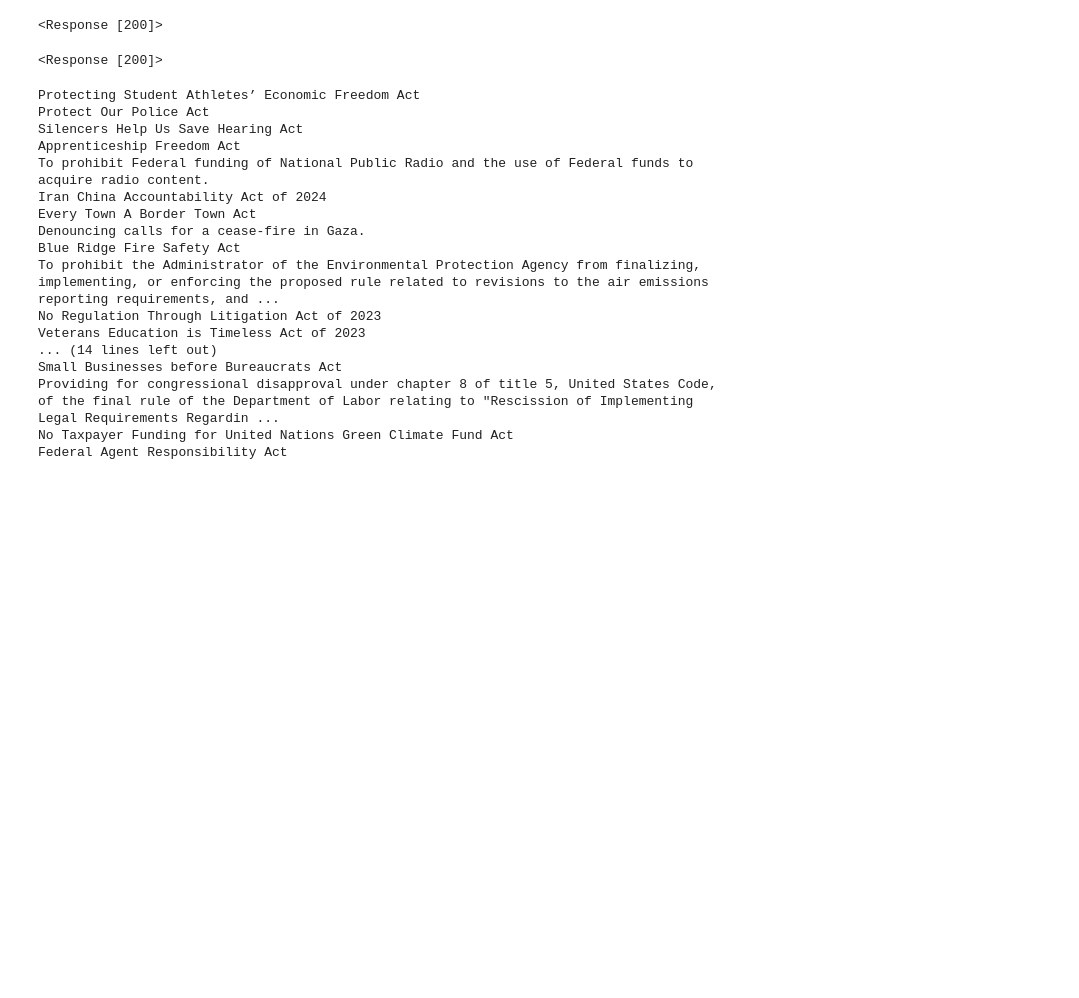
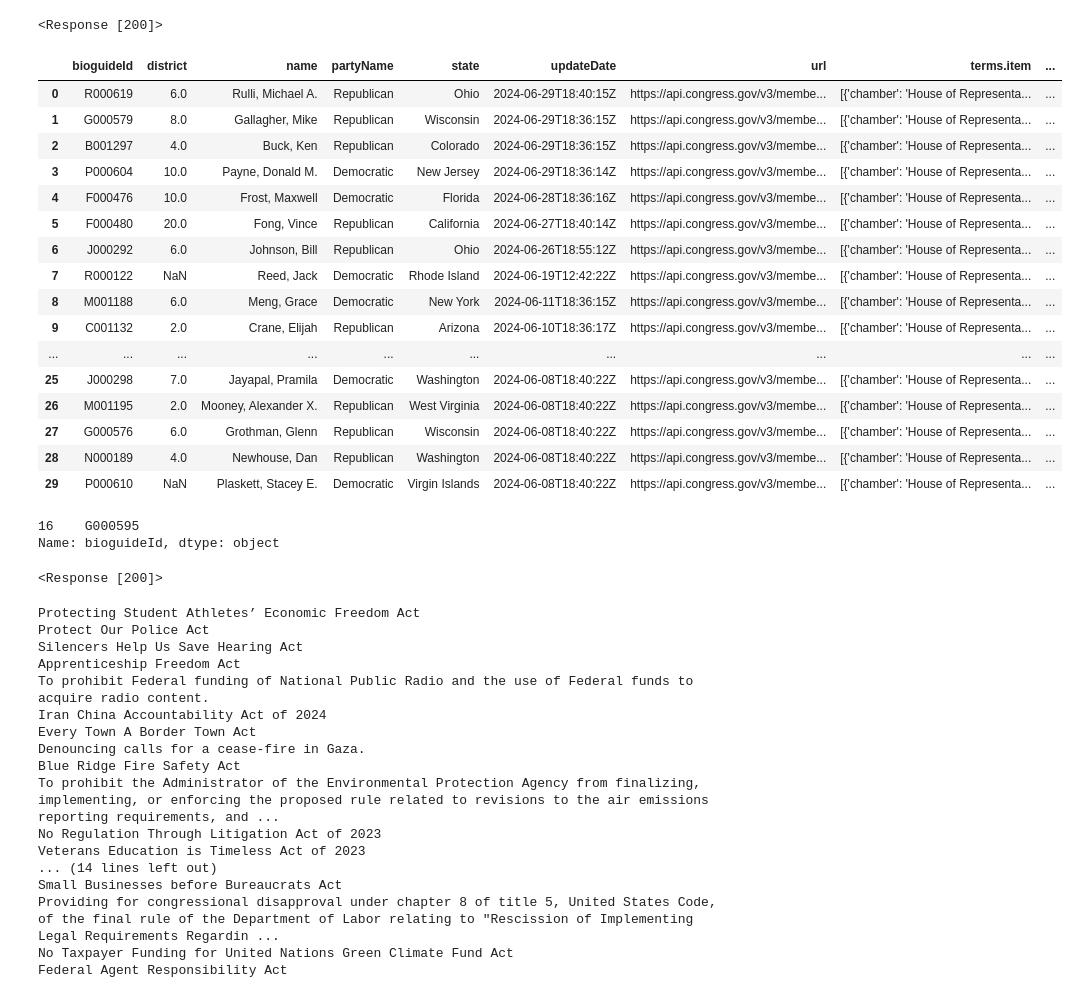
Before and after one commit to shroffr01/UVACODE, a Jupyter notebook: App of Data Science/M04_Live_Coding.ipynb, the cells around one changed output. Saved outputs shown, nothing was run; the diff lists cells and outputs as text; code cells hidden in the pictures; blank space fills up the shorter version.

```diff
--- a/App of Data Science/M04_Live_Coding.ipynb
+++ b/App of Data Science/M04_Live_Coding.ipynb
@@ -45,5 +45,25 @@ r
 <Response [200]>
 # %%
 members_df = pd.json_normalize(json.loads(r.text), record_path = ['members'])
+# %%
+members_df
+# %% [output]
+|  | bioguideId | district | name | partyName | state | updateDate | url | terms.item | ... |
+| 0 | R000619 | 6.0 | Rulli, Michael A. | Republican | Ohio | 2024-06-29T18:40:15Z | https://api.congress.gov/v3/membe... | [{'chamber': 'House of Representa... | ... |
+| 1 | G000579 | 8.0 | Gallagher, Mike | Republican | Wisconsin | 2024-06-29T18:36:15Z | https://api.congress.gov/v3/membe... | [{'chamber': 'House of Representa... | ... |
+| 2 | B001297 | 4.0 | Buck, Ken | Republican | Colorado | 2024-06-29T18:36:15Z | https://api.congress.gov/v3/membe... | [{'chamber': 'House of Representa... | ... |
+| 3 | P000604 | 10.0 | Payne, Donald M. | Democratic | New Jersey | 2024-06-29T18:36:14Z | https://api.congress.gov/v3/membe... | [{'chamber': 'House of Representa... | ... |
+| 4 | F000476 | 10.0 | Frost, Maxwell | Democratic | Florida | 2024-06-28T18:36:16Z | https://api.congress.gov/v3/membe... | [{'chamber': 'House of Representa... | ... |
+| 5 | F000480 | 20.0 | Fong, Vince | Republican | California | 2024-06-27T18:40:14Z | https://api.congress.gov/v3/membe... | [{'chamber': 'House of Representa... | ... |
+| 6 | J000292 | 6.0 | Johnson, Bill | Republican | Ohio | 2024-06-26T18:55:12Z | https://api.congress.gov/v3/membe... | [{'chamber': 'House of Representa... | ... |
+| 7 | R000122 | NaN | Reed, Jack | Democratic | Rhode Island | 2024-06-19T12:42:22Z | https://api.congress.gov/v3/membe... | [{'chamber': 'House of Representa... | ... |
+| 8 | M001188 | 6.0 | Meng, Grace | Democratic | New York | 2024-06-11T18:36:15Z | https://api.congress.gov/v3/membe... | [{'chamber': 'House of Representa... | ... |
+| 9 | C001132 | 2.0 | Crane, Elijah | Republican | Arizona | 2024-06-10T18:36:17Z | https://api.congress.gov/v3/membe... | [{'chamber': 'House of Representa... | ... |
+| ... | ... | ... | ... | ... | ... | ... | ... | ... | ... |
+| 25 | J000298 | 7.0 | Jayapal, Pramila | Democratic | Washington | 2024-06-08T18:40:22Z | https://api.congress.gov/v3/membe... | [{'chamber': 'House of Representa... | ... |
+| 26 | M001195 | 2.0 | Mooney, Alexander X. | Republican | West Virginia | 2024-06-08T18:40:22Z | https://api.congress.gov/v3/membe... | [{'chamber': 'House of Representa... | ... |
+| 27 | G000576 | 6.0 | Grothman, Glenn | Republican | Wisconsin | 2024-06-08T18:40:22Z | https://api.congress.gov/v3/membe... | [{'chamber': 'House of Representa... | ... |
+| 28 | N000189 | 4.0 | Newhouse, Dan | Republican | Washington | 2024-06-08T18:40:22Z | https://api.congress.gov/v3/membe... | [{'chamber': 'House of Representa... | ... |
+| 29 | P000610 | NaN | Plaskett, Stacey E. | Democratic | Virgin Islands | 2024-06-08T18:40:22Z | https://api.congress.gov/v3/membe... | [{'chamber': 'House of Representa... | ... |
 # %%
 bob_good_info = members_df.query('state=="Virginia" & district==5')
@@ -51,3 +71,8 @@ bobgood_id = bob_good_info['bioguideId'][15]
+# %%
+bobgood_id
+# %% [output]
+16    G000595
+Name: bioguideId, dtype: object
 # %%
 ### Sponsored Legislation
 # %%
```
Also changed, not shown: parts of 10 cells of this notebook, 2 other files.
